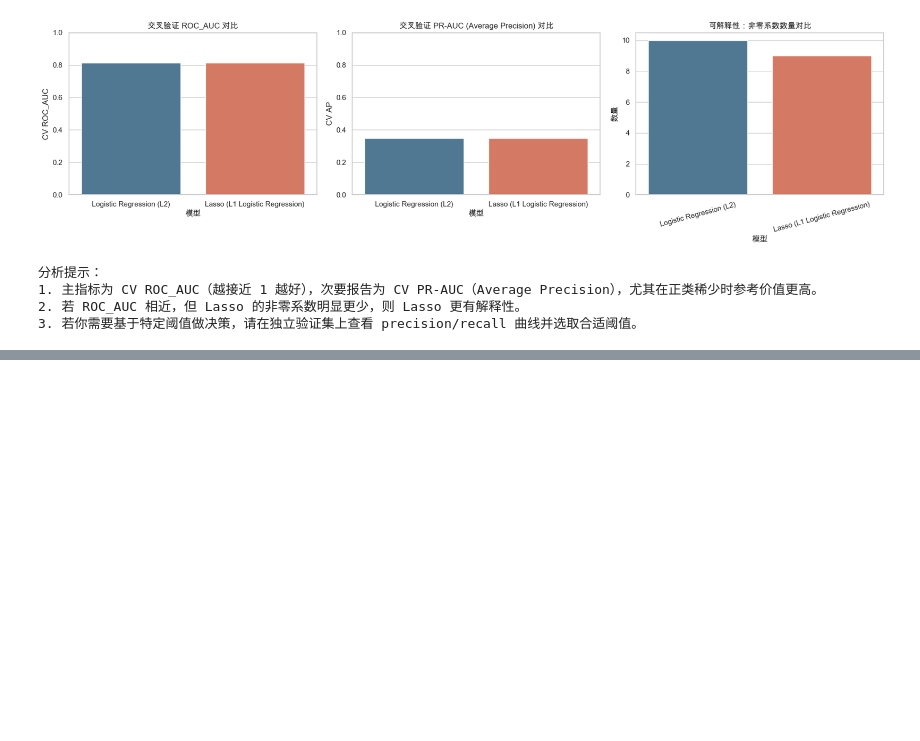
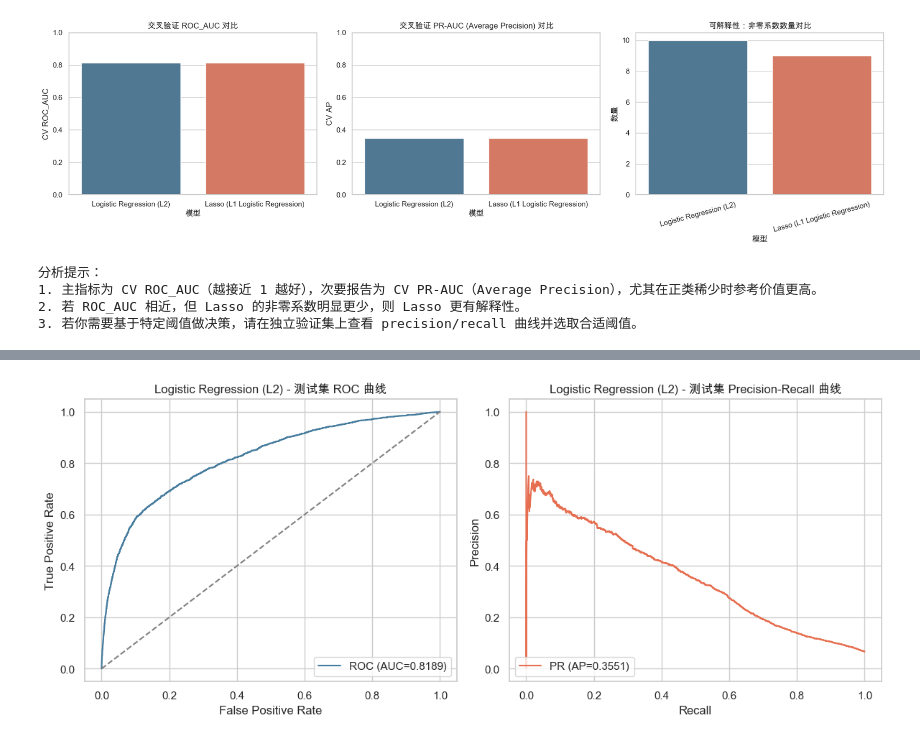
Before and after one commit to zxduanspace/6122-group-project, a Jupyter notebook: models/linear_models.ipynb, the cells around one changed output, grey strips where cells are left out. Saved outputs shown, nothing was run; the diff lists cells and outputs as text; code cells hidden in the pictures; blank space fills up the shorter version.

Commit message:
260519-feat: evaluate the test data on linear model-zhixuan

```diff
--- a/models/linear_models.ipynb
+++ b/models/linear_models.ipynb
@@ -355,3 +355,90 @@ Passing `palette` without assigning `hue` is deprecated and will be removed in v
 1. 主指标为 CV ROC_AUC（越接近 1 越好），次要报告为 CV PR-AUC（Average Precision），尤其在正类稀少时参考价值更高。
 2. 若 ROC_AUC 相近，但 Lasso 的非零系数明显更少，则 Lasso 更有解释性。
 3. 若你需要基于特定阈值做决策，请在独立验证集上查看 precision/recall 曲线并选取合适阈值。
+# %%
+# 在测试集上评估两个模型（请在执行完训练单元后运行此单元）
+from sklearn.metrics import accuracy_score, roc_auc_score, average_precision_score, roc_curve, precision_recall_curve, confusion_matrix, classification_report
+import matplotlib.pyplot as plt
+import seaborn as sns
+
+def load_test_data():
+    candidate_dirs = [
+        os.path.abspath(os.path.join(os.getcwd(), '..', 'data')),
+        os.path.abspath(os.path.join(os.getcwd(), 'data')),
+        'data'
+    ]
+    for data_dir in candidate_dirs:
+        x_path = os.path.join(data_dir, '../data/X_test_processed.csv')
+        y_path = os.path.join(data_dir, '../data/y_test_processed.csv')
+        if os.path.exists(x_path) and os.path.exists(y_path):
+            X_t = pd.read_csv(x_path)
+            y_t = pd.read_csv(y_path).iloc[:, 0]
+            print(f'成功读取测试数据：{os.path.abspath(data_dir)}')
+            return X_t, y_t
+    raise FileNotFoundError('未找到测试集，请确认 data 目录中存在 X_test_processed.csv 与 y_test_processed.csv')
+
+X_test, y_test = load_test_data()
+print('X_test shape:', X_test.shape)
+print('y_test distribution:')
+display(y_test.value_counts().rename('count').to_frame())
+
+def eval_on_test(result, X_t, y_t):
+    name = result['model']
+    best = result['best_estimator']
+    print(f"\n--- 在测试集上评估：{name} ---")
+    y_pred = best.predict(X_t)
+    try:
+        y_proba = best.predict_proba(X_t)[:, 1]
+    except Exception:
+        y_proba = None
+
+    acc = accuracy_score(y_t, y_pred)
+    print(f'Accuracy: {acc:.4f}')
+    if y_proba is not None:
+        roc_auc = roc_auc_score(y_t, y_proba)
+        ap = average_precision_score(y_t, y_proba)
+        print(f'ROC AUC: {roc_auc:.4f} | PR-AUC (AP): {ap:.4f}')
+
+        fpr, tpr, _ = roc_curve(y_t, y_proba)
+        precision, recall, _ = precision_recall_curve(y_t, y_proba)
+        plt.figure(figsize=(12,5))
+        plt.subplot(1,2,1)
+        plt.plot(fpr, tpr, label=f'ROC (AUC={roc_auc:.4f})', color='#457b9d')
+        plt.plot([0,1],[0,1],'--',color='gray')
+        plt.xlabel('False Positive Rate')
+        plt.ylabel('True Positive Rate')
+        plt.title(f'{name} - 测试集 ROC 曲线')
+        plt.legend(loc='lower right')
+
+        plt.subplot(1,2,2)
+        plt.plot(recall, precision, label=f'PR (AP={ap:.4f})', color='#e76f51')
+        plt.xlabel('Recall')
+        plt.ylabel('Precision')
+        plt.title(f'{name} - 测试集 Precision-Recall 曲线')
+        plt.legend(loc='lower left')
+        plt.tight_layout()
+        plt.show()
+    else:
+        print('模型不支持 predict_proba，无法计算 ROC/PR 曲线。')
+
+    cm = confusion_matrix(y_t, y_pred)
+    print('混淆矩阵:\n', cm)
+    print('分类报告：')
+    print(classification_report(y_t, y_pred, digits=4))
+
+    return {
+        'test_accuracy': acc,
+        'test_roc_auc': roc_auc if (y_proba is not None) else np.nan,
+        'test_ap': ap if (y_proba is not None) else np.nan,
+    }
+
+# 运行对两个模型的测试集评估（确保之前已执行训练单元并生成 logreg_result 与 lasso_result）
+logreg_test_metrics = eval_on_test(logreg_result, X_test, y_test)
+lasso_test_metrics = eval_on_test(lasso_result, X_test, y_test)
+
+print('\n汇总（测试集）:')
+display(pd.DataFrame([
+    {'模型': logreg_result['model'], 'Test ROC_AUC': logreg_test_metrics['test_roc_auc'], 'Test AP': logreg_test_metrics['test_ap'], 'Test Accuracy': logreg_test_metrics['test_accuracy']},
+    {'模型': lasso_result['model'], 'Test ROC_AUC': lasso_test_metrics['test_roc_auc'], 'Test AP': lasso_test_metrics['test_ap'], 'Test Accuracy': lasso_test_metrics['test_accuracy']}
+]).round(4))
+# %% [output]
@@ -357,0 +455 @@ Passing `palette` without assigning `hue` is deprecated and will be removed in v
+[figure, added]
```
Also changed, not shown: parts of 2 cells of this notebook.
